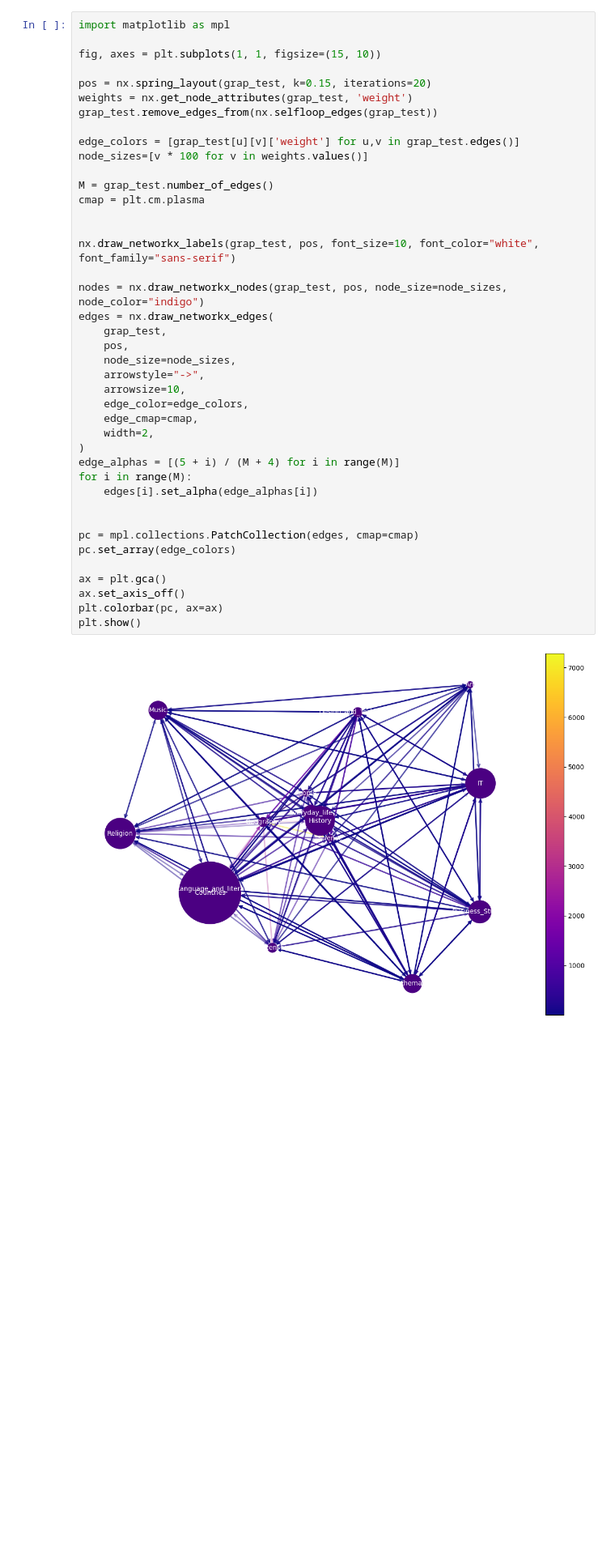
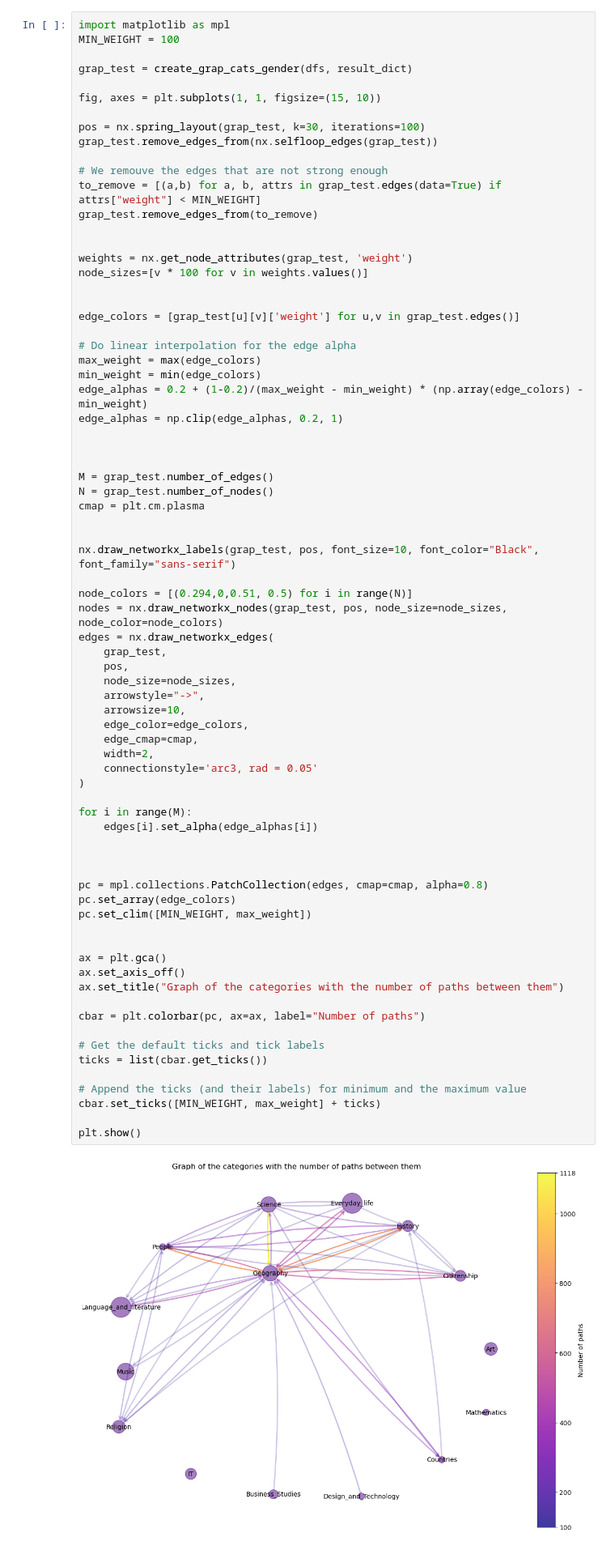
Before and after one commit to epfl-ada/ada-2023-project-ndlmada, a Jupyter notebook: page_rank_clean.ipynb, the cells around one changed output. Shown: that part at 81% size. Drawn from its saved outputs; the diff is of its cells as text; blank space fills up the shorter version.

Commit message:
Did more graphs and conneries

```diff
--- a/page_rank_clean.ipynb
+++ b/page_rank_clean.ipynb
@@ -347,43 +492,76 @@ KeyError for  'Pikachu'  in  Pikachu index is  0
 # %%
 import matplotlib as mpl
+MIN_WEIGHT = 100
+
+grap_test = create_grap_cats_gender(dfs, result_dict)
 
 fig, axes = plt.subplots(1, 1, figsize=(15, 10))
 
-pos = nx.spring_layout(grap_test, k=0.15, iterations=20)
-weights = nx.get_node_attributes(grap_test, 'weight')
+pos = nx.spring_layout(grap_test, k=30, iterations=100)
 grap_test.remove_edges_from(nx.selfloop_edges(grap_test))
 
-edge_colors = [grap_test[u][v]['weight'] for u,v in grap_test.edges()]
+# We remouve the edges that are not strong enough
+to_remove = [(a,b) for a, b, attrs in grap_test.edges(data=True) if attrs["weight"] < MIN_WEIGHT]
+grap_test.remove_edges_from(to_remove)
+
+
+weights = nx.get_node_attributes(grap_test, 'weight')
 node_sizes=[v * 100 for v in weights.values()]
 
+
+edge_colors = [grap_test[u][v]['weight'] for u,v in grap_test.edges()]
+
+# Do linear interpolation for the edge alpha
+max_weight = max(edge_colors)
+min_weight = min(edge_colors)
+edge_alphas = 0.2 + (1-0.2)/(max_weight - min_weight) * (np.array(edge_colors) - min_weight)
+edge_alphas = np.clip(edge_alphas, 0.2, 1)
+
+
+
 M = grap_test.number_of_edges()
+N = grap_test.number_of_nodes()
 cmap = plt.cm.plasma
 
 
-nx.draw_networkx_labels(grap_test, pos, font_size=10, font_color="white", font_family="sans-serif")
+nx.draw_networkx_labels(grap_test, pos, font_size=10, font_color="Black", font_family="sans-serif")
 
-nodes = nx.draw_networkx_nodes(grap_test, pos, node_size=node_sizes, node_color="indigo")
+node_colors = [(0.294,0,0.51, 0.5) for i in range(N)]
+nodes = nx.draw_networkx_nodes(grap_test, pos, node_size=node_sizes, node_color=node_colors)
 edges = nx.draw_networkx_edges(
     grap_test,
     pos,
     node_size=node_sizes,
     arrowstyle="->",
     arrowsize=10,
     edge_color=edge_colors,
     edge_cmap=cmap,
     width=2,
+    connectionstyle='arc3, rad = 0.05'
 )
-edge_alphas = [(5 + i) / (M + 4) for i in range(M)]
+
 for i in range(M):
     edges[i].set_alpha(edge_alphas[i])
 
 
-pc = mpl.collections.PatchCollection(edges, cmap=cmap)
+
+pc = mpl.collections.PatchCollection(edges, cmap=cmap, alpha=0.8)
 pc.set_array(edge_colors)
+pc.set_clim([MIN_WEIGHT, max_weight])
+
 
 ax = plt.gca()
 ax.set_axis_off()
-plt.colorbar(pc, ax=ax)
+ax.set_title("Graph of the categories with the number of paths between them")
+
+cbar = plt.colorbar(pc, ax=ax, label="Number of paths")
+
+# Get the default ticks and tick labels
+ticks = list(cbar.get_ticks())
+
+# Append the ticks (and their labels) for minimum and the maximum value
+cbar.set_ticks([MIN_WEIGHT, max_weight] + ticks)
+
 plt.show()
 # %% [output]
-[figure, old version]
+[figure, new version]
```
Also changed, not shown: parts of 4 cells of this notebook, 1 other file.
